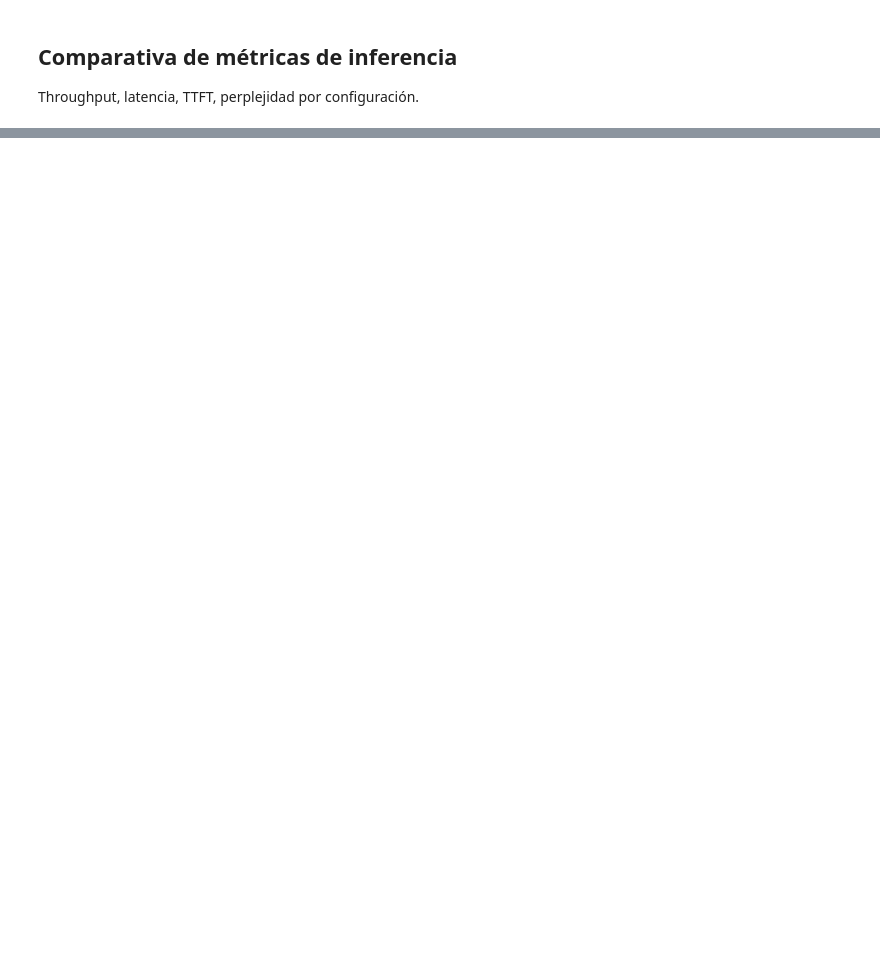
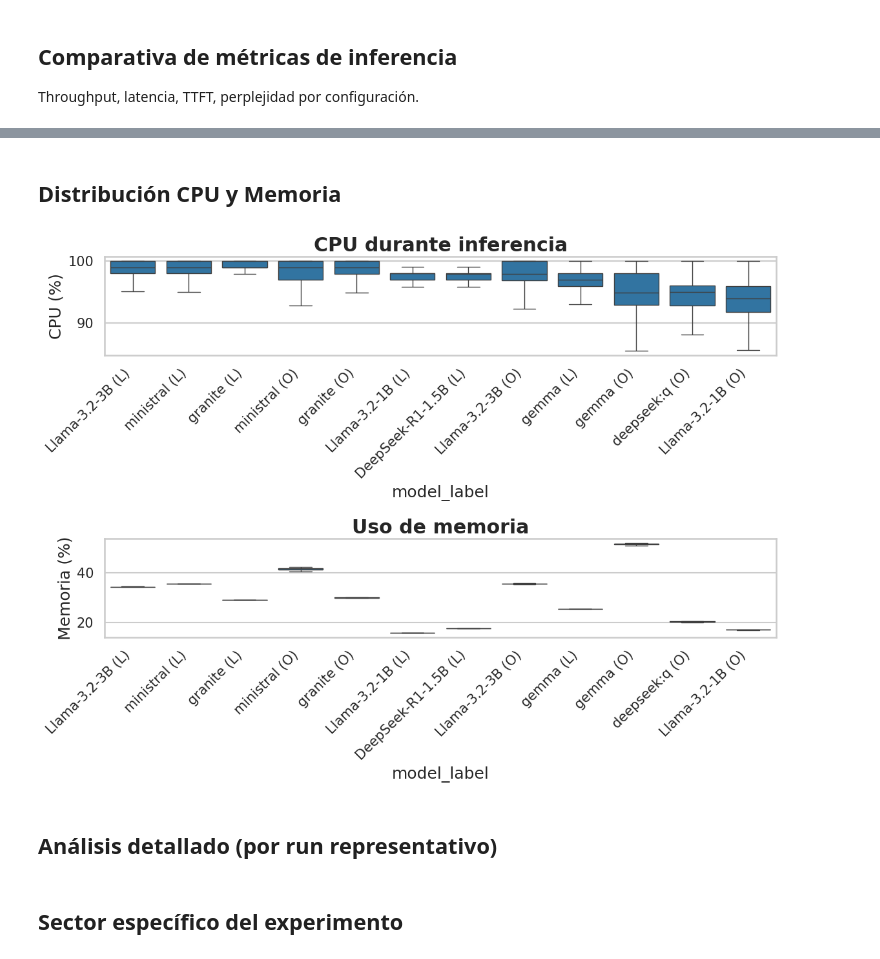
Before and after one commit to TFG-yisuscc/MonitorSystemVisualizer, a Jupyter notebook: notebooks/10_E4_engine.ipynb, the cells around one changed output, grey strips where cells are left out. Drawn from its saved outputs; the diff is of its cells as text; code cells hidden in the pictures; blank space fills up the shorter version.

```diff
--- a/notebooks/10_E4_engine.ipynb
+++ b/notebooks/10_E4_engine.ipynb
@@ -165,0 +193,27 @@ else:
+# %% [markdown]
+## Distribución CPU y Memoria
+# %%
+# Boxplot CPU y Memoria
+hw_ex = hw_full[hw_full["run_id"].isin(ex["run_id"])]
+if not hw_ex.empty:
+    hw_inference = hw_ex[hw_ex["cpu_usage_pct"] > 50]
+    fig, axes = plt.subplots(2, 1, figsize=(12, 9))
+    order = hw_ex.groupby("model_label")["cpu_usage_pct"].median().sort_values(ascending=False).index
+
+    sns.boxplot(data=hw_inference, x="model_label", y="cpu_usage_pct", order=order, showfliers=False, ax=axes[0])
+    axes[0].set_xticklabels(axes[0].get_xticklabels(), rotation=45, ha='right')
+    axes[0].set_ylabel("CPU (%)")
+    axes[0].set_title("CPU durante inferencia")
+
+    sns.boxplot(data=hw_ex, x="model_label", y="mem_pct", order=order, showfliers=False, ax=axes[1])
+    axes[1].set_xticklabels(axes[1].get_xticklabels(), rotation=45, ha='right')
+    axes[1].set_ylabel("Memoria (%)")
+    axes[1].set_title("Uso de memoria")
+    fig.tight_layout()
+    plt.show()
+else:
+    print("Sin datos de hardware")
+# %% [output]
+[figure, added]
+# %% [markdown]
+## Análisis detallado (por run representativo)
@@ -165,0 +239,2 @@ else:
+# %% [markdown]
+## Sector específico del experimento
```
Also changed, not shown: parts of 38 cells of this notebook, 6 other files.
